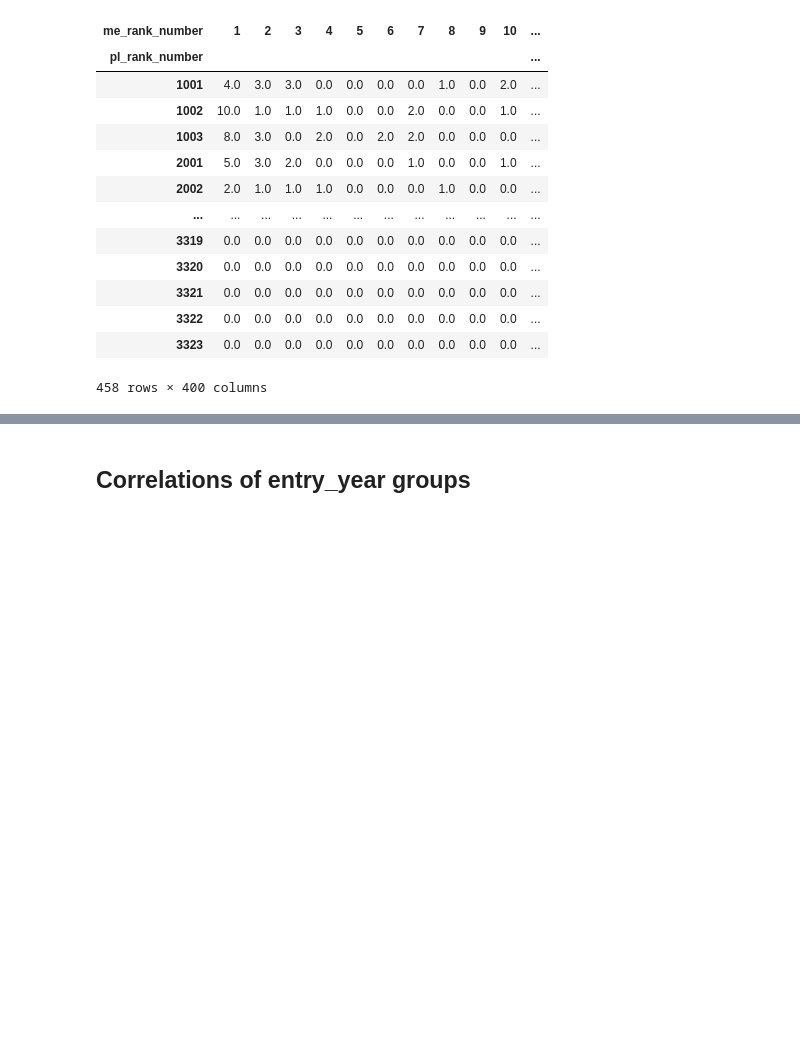
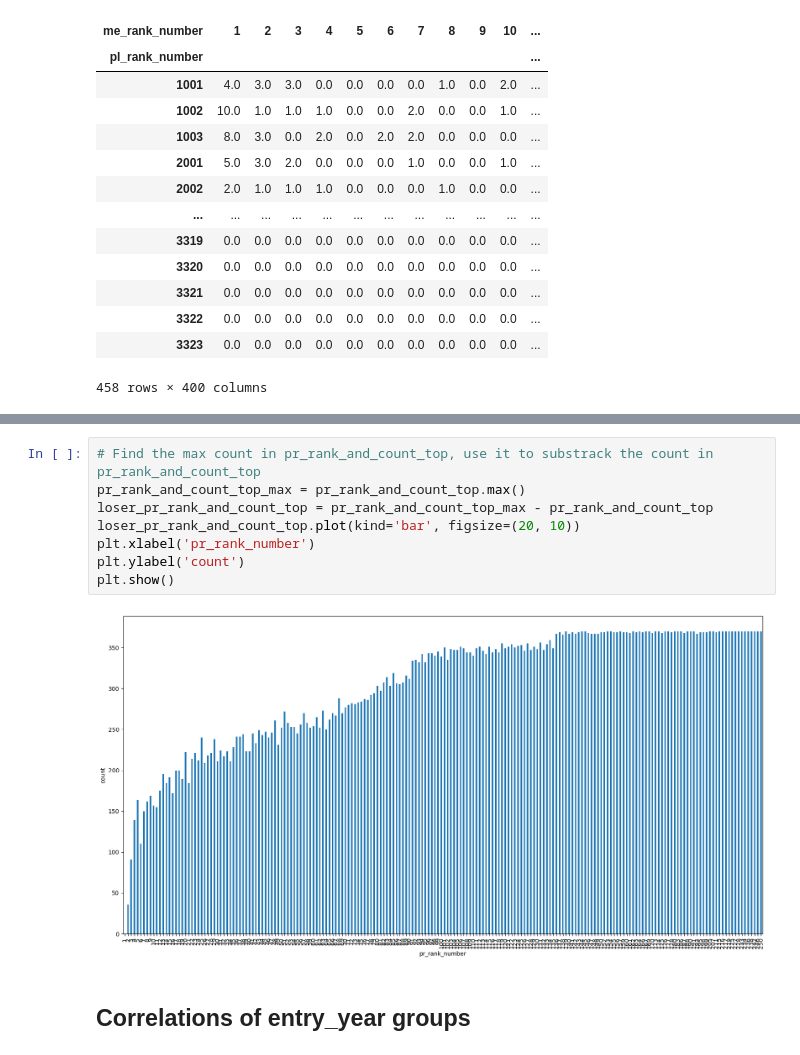
Before and after one commit to sudoghut/ming_provincial_metropolitan_palace_exam_rank_correlation, a Jupyter notebook: ming_provincial_metropolitan_palace_exam_rank_correlation.ipynb, the cells around one changed output, grey strips where cells are left out. Cells and saved outputs as stored; diff of their text form; blank space fills up the shorter version.

Commit message:
losers after passing pr

```diff
--- a/ming_provincial_metropolitan_palace_exam_rank_correlation.ipynb
+++ b/ming_provincial_metropolitan_palace_exam_rank_correlation.ipynb
@@ -494,3 +518,13 @@ heatmap_data_pl_pr
+# %%
+# Find the max count in pr_rank_and_count_top, use it to substrack the count in pr_rank_and_count_top
+pr_rank_and_count_top_max = pr_rank_and_count_top.max()
+loser_pr_rank_and_count_top = pr_rank_and_count_top_max - pr_rank_and_count_top
+loser_pr_rank_and_count_top.plot(kind='bar', figsize=(20, 10))
+plt.xlabel('pr_rank_number')
+plt.ylabel('count')
+plt.show()
+# %% [output]
+[figure, added]
 # %% [markdown]
 ## Correlations of entry_year groups
 # %%
```
Also changed, not shown: parts of 3 cells of this notebook, 1 other file.
